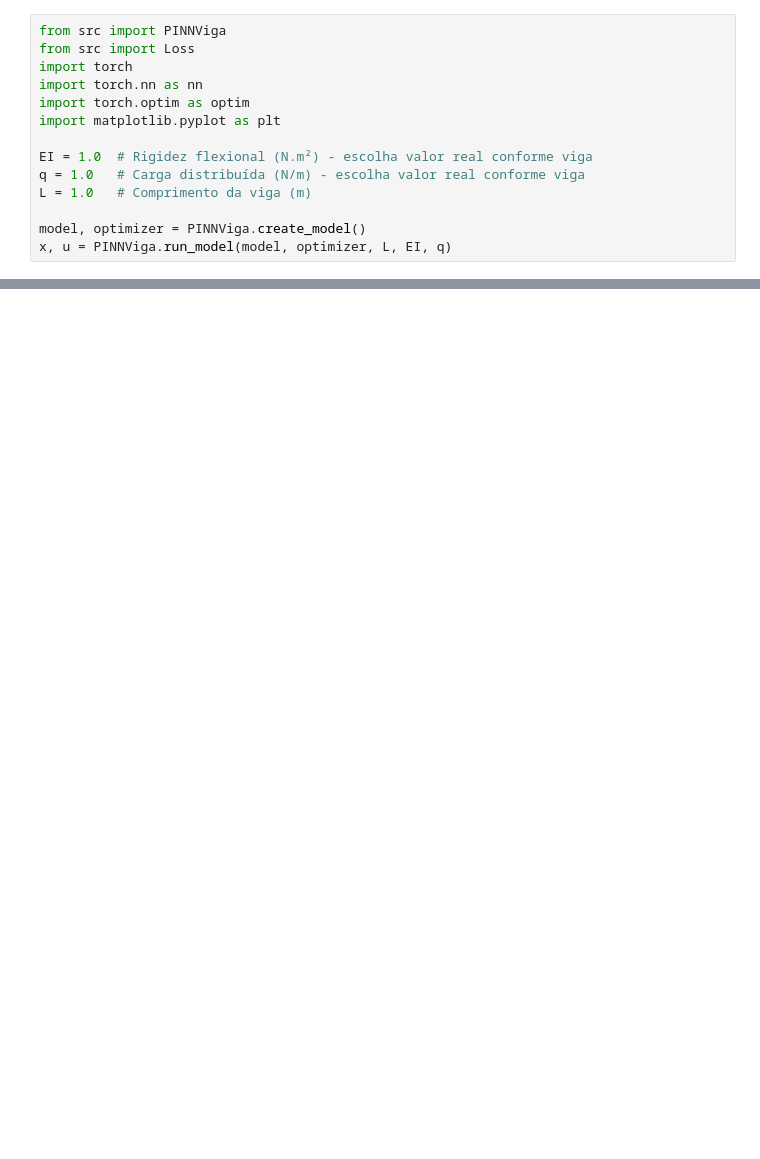
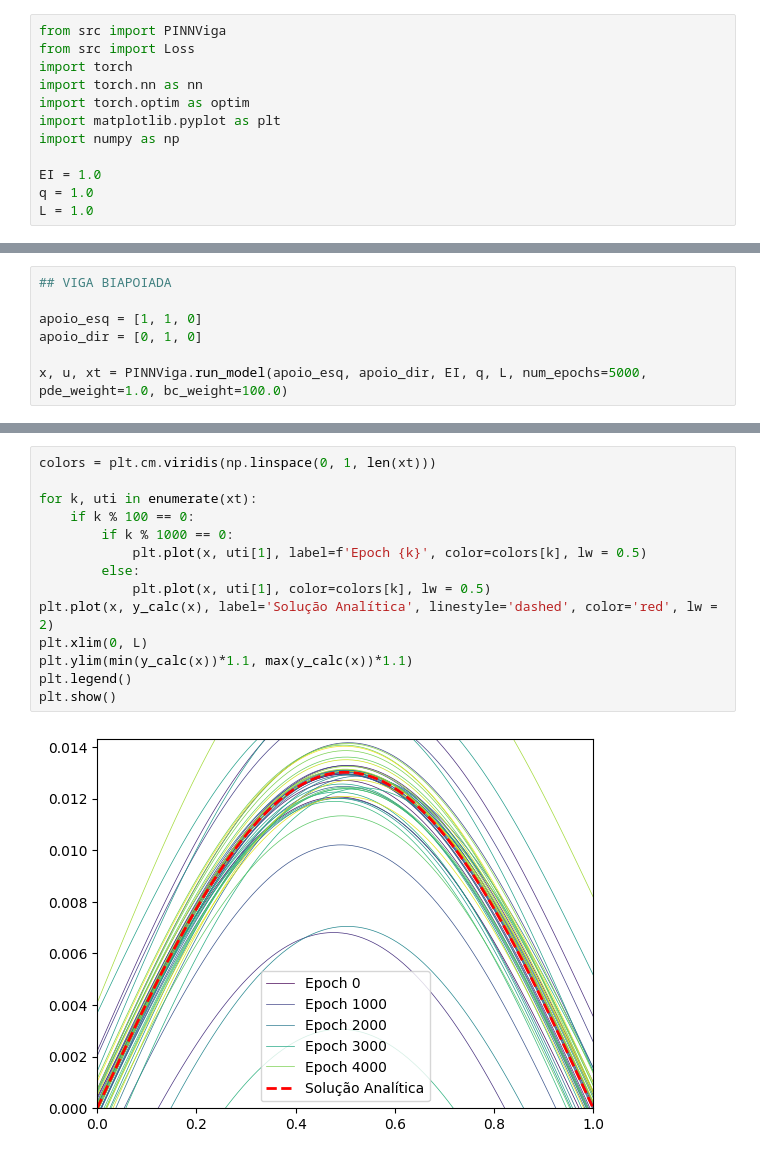
Before and after one commit to taciov/PINNViga, a Jupyter notebook: execute_PINNViga.ipynb, the cells around one changed output, grey strips where cells are left out. Saved outputs shown, nothing was run; the diff lists cells and outputs as text; blank space fills up the shorter version.

Commit message:
commit 2025 08 09
Adição das varíaveis de apoios, possibilitando simular outros tipos de viga

```diff
--- a/execute_PINNViga.ipynb
+++ b/execute_PINNViga.ipynb
@@ -5,10 +5,8 @@ import torch
 import torch.nn as nn
 import torch.optim as optim
 import matplotlib.pyplot as plt
+import numpy as np
 
-EI = 1.0  # Rigidez flexional (N.m²) - escolha valor real conforme viga
-q = 1.0   # Carga distribuída (N/m) - escolha valor real conforme viga
-L = 1.0   # Comprimento da viga (m)
-
-model, optimizer = PINNViga.create_model()
-x, u = PINNViga.run_model(model, optimizer, L, EI, q)
+EI = 1.0
+q = 1.0
+L = 1.0
@@ -40,0 +13,7 @@ plt.show()
+# %%
+## VIGA BIAPOIADA
+
+apoio_esq = [1, 1, 0]
+apoio_dir = [0, 1, 0]
+
+x, u, xt = PINNViga.run_model(apoio_esq, apoio_dir, EI, q, L, num_epochs=5000, pde_weight=1.0, bc_weight=100.0)
@@ -40,0 +46,16 @@ plt.show()
+# %%
+colors = plt.cm.viridis(np.linspace(0, 1, len(xt)))
+
+for k, uti in enumerate(xt):
+    if k % 100 == 0:
+        if k % 1000 == 0:
+            plt.plot(x, uti[1], label=f'Epoch {k}', color=colors[k], lw = 0.5)
+        else:
+            plt.plot(x, uti[1], color=colors[k], lw = 0.5)
+plt.plot(x, y_calc(x), label='Solução Analítica', linestyle='dashed', color='red', lw = 2)
+plt.xlim(0, L)
+plt.ylim(min(y_calc(x))*1.1, max(y_calc(x))*1.1)
+plt.legend()
+plt.show()
+# %% [output]
+[figure, added]
```
Also changed, not shown: parts of 6 cells of this notebook, 2 other files.
